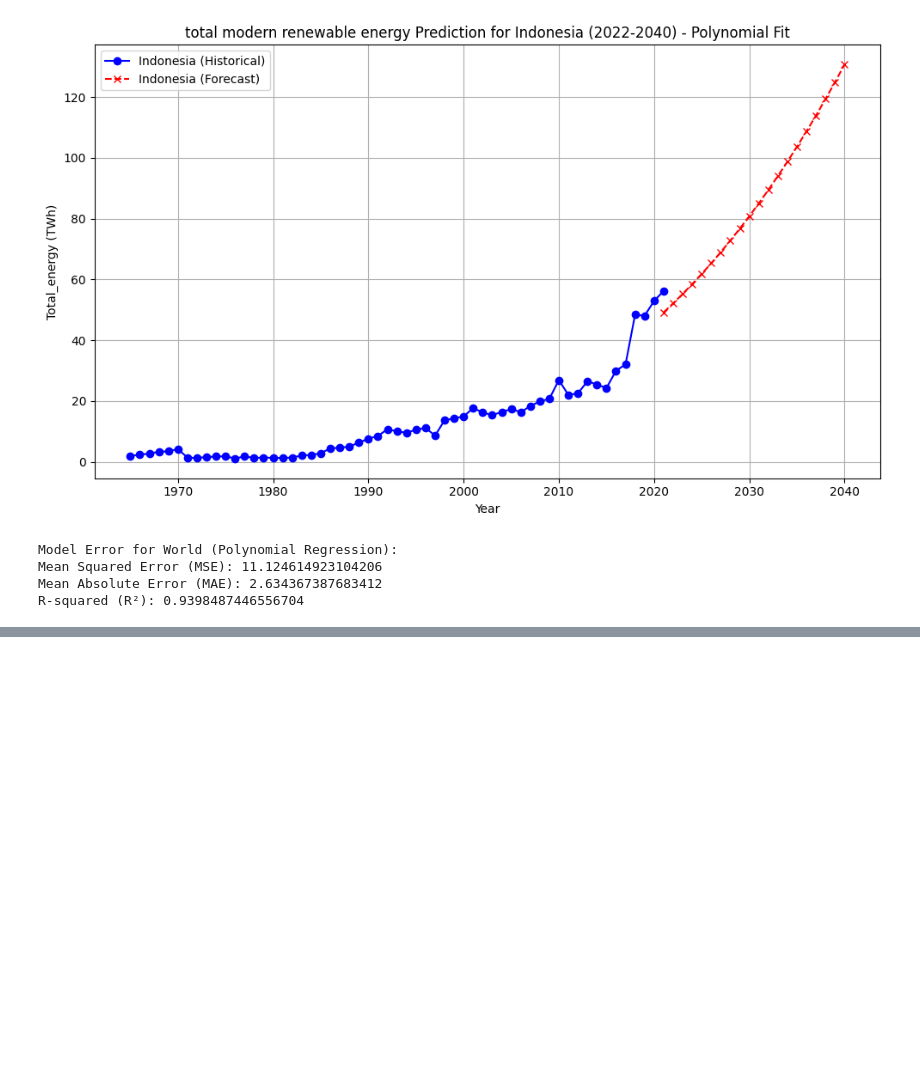
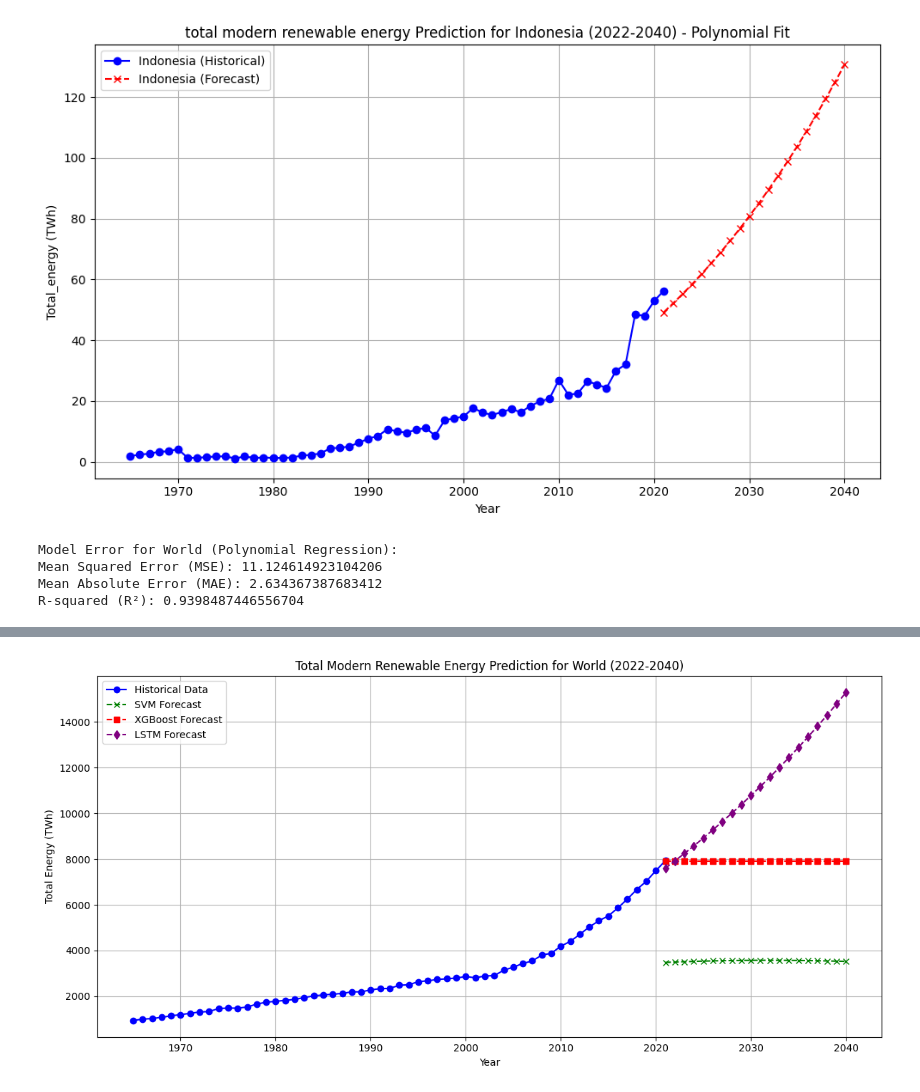
Before and after one commit to nithinmgowda/Renewable-energy-forecast, a Jupyter notebook: Renewable_energy_forcasting.ipynb, the cells around one changed output, grey strips where cells are left out. Saved outputs shown, nothing was run; the diff lists cells and outputs as text; code cells hidden in the pictures; blank space fills up the shorter version.

```diff
--- a/Renewable energy forcasting.ipynb
+++ b/Renewable_energy_forcasting.ipynb
@@ -763,0 +839,95 @@ R-squared (R²): 0.9398487446556704
+# %%
+import numpy as np
+import pandas as pd
+import matplotlib.pyplot as plt
+from sklearn.svm import SVR
+from xgboost import XGBRegressor
+from sklearn.preprocessing import StandardScaler, MinMaxScaler
+from sklearn.metrics import mean_squared_error, mean_absolute_error, r2_score
+import tensorflow as tf
+from tensorflow.keras.models import Sequential
+from tensorflow.keras.layers import LSTM, Dense
+
+# Load and filter World data
+world_data = df[df['Entity'] == 'World']
+
+X = world_data['Year'].values.reshape(-1, 1)
+y = world_data['Total_energy'].values
+
+# Scale features for SVM and LSTM
+scaler_svm = StandardScaler()
+X_scaled = scaler_svm.fit_transform(X)
+
+scaler_lstm = MinMaxScaler()
+y_scaled = scaler_lstm.fit_transform(y.reshape(-1, 1))
+
+# ---------------- SVM Regression ----------------
+svm_model = SVR(kernel='rbf', C=100, gamma=0.1, epsilon=0.1)
+svm_model.fit(X_scaled, y)
+y_pred_svm = svm_model.predict(X_scaled)
+
+# ---------------- XGBoost Regression ----------------
+xgb_model = XGBRegressor(n_estimators=100, learning_rate=0.1, max_depth=3)
+xgb_model.fit(X, y)
+y_pred_xgb = xgb_model.predict(X)
+
+# ---------------- LSTM Model ----------------
+X_lstm = X_scaled.reshape((X.shape[0], 1, 1))  # Reshape to 3D for LSTM
+
+model_lstm = Sequential([
+    LSTM(50, activation='relu', return_sequences=True, input_shape=(1, 1)),
+    LSTM(50, activation='relu', return_sequences=False),
+    Dense(1)
+])
+
+model_lstm.compile(optimizer='adam', loss='mse')
+model_lstm.fit(X_lstm, y_scaled, epochs=200, verbose=0)
+
+# Predictions for LSTM
+y_pred_lstm = model_lstm.predict(X_lstm)
+y_pred_lstm = scaler_lstm.inverse_transform(y_pred_lstm)  # Convert back to original scale
+
+# ---------------- Forecast Future Values ----------------
+last_year = X[-1][0]
+future_years = np.arange(last_year, 2041).reshape(-1, 1)
+future_years_scaled = scaler_svm.transform(future_years)  # Scale for SVM
+future_years_lstm = future_years_scaled.reshape((future_years.shape[0], 1, 1))  # Reshape for LSTM
+
+future_pred_svm = svm_model.predict(future_years_scaled)
+future_pred_xgb = xgb_model.predict(future_years)
+future_pred_lstm = model_lstm.predict(future_years_lstm)
+future_pred_lstm = scaler_lstm.inverse_transform(future_pred_lstm)  # Convert back to original scale
+
+# ---------------- Plot Historical and Forecast Data ----------------
+plt.figure(figsize=(12, 6))
+plt.plot(world_data['Year'], y, marker='o', color='blue', label='Historical Data')
+plt.plot(future_years, future_pred_svm, linestyle='--', color='green', label='SVM Forecast', marker='x')
+plt.plot(future_years, future_pred_xgb, linestyle='--', color='red', label='XGBoost Forecast', marker='s')
+plt.plot(future_years, future_pred_lstm, linestyle='--', color='purple', label='LSTM Forecast', marker='d')
+
+plt.xlabel('Year')
+plt.ylabel('Total Energy (TWh)')
+plt.title('Total Modern Renewable Energy Prediction for World (2022-2040)')
+plt.grid(True)
+plt.legend()
+plt.tight_layout()
+plt.show()
+
+# ---------------- Model Error Metrics ----------------
+mse_svm = mean_squared_error(y, y_pred_svm)
+mae_svm = mean_absolute_error(y, y_pred_svm)
+r2_svm = r2_score(y, y_pred_svm)
+
+mse_xgb = mean_squared_error(y, y_pred_xgb)
+mae_xgb = mean_absolute_error(y, y_pred_xgb)
+r2_xgb = r2_score(y, y_pred_xgb)
+
+mse_lstm = mean_squared_error(y, y_pred_lstm)
+mae_lstm = mean_absolute_error(y, y_pred_lstm)
+r2_lstm = r2_score(y, y_pred_lstm)
+
+print("Model Errors:")
+print(f"SVM - MSE: {mse_svm:.3f}, MAE: {mae_svm:.3f}, R²: {r2_svm:.3f}")
+print(f"XGBoost - MSE: {mse_xgb:.3f}, MAE: {mae_xgb:.3f}, R²: {r2_xgb:.3f}")
+print(f"LSTM - MSE: {mse_lstm:.3f}, MAE: {mae_lstm:.3f}, R²: {r2_lstm:.3f}")
+# %% [output]
@@ -763,0 +936 @@ R-squared (R²): 0.9398487446556704
+[figure, added]
```
Also changed, not shown: parts of 5 cells of this notebook, 8 other files.
